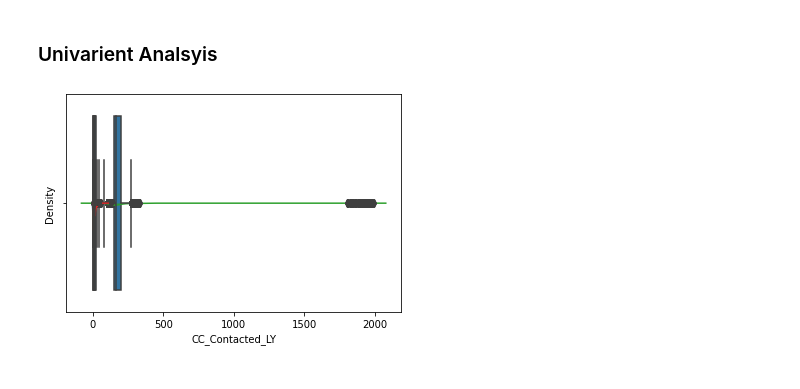
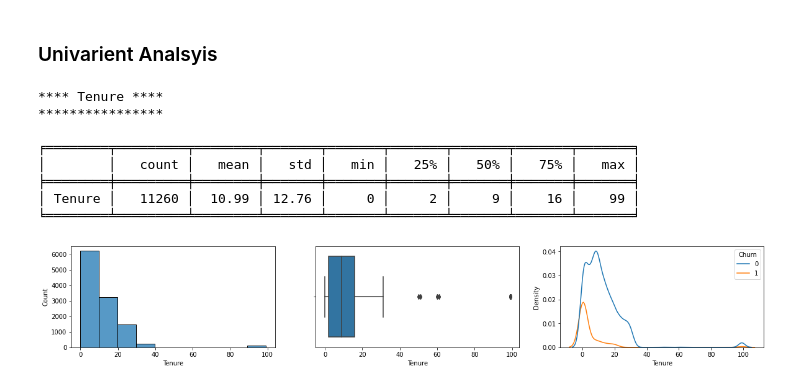
Before and after one commit to psiva2019/CustmerChurn, a Jupyter notebook: CustumerChurn.ipynb, the cells around one changed output. Drawn from its saved outputs; the diff is of its cells as text; code cells hidden in the pictures.

```diff
--- a/CustumerChurn.ipynb
+++ b/CustumerChurn.ipynb
@@ -239,9 +264,41 @@ There is no missing values in the data.
 # %% [markdown]
 ### Univarient Analsyis
-# %%
-
-for var in Vars['num']:
-  sns.distplot(df[var])
-  sns.boxplot(df[var])
-# %% [output]
-[figure, removed]
+# %%
+def display_unq(dff,var,tar,bins,typevar,tit):
+  if(typevar=='num'):
+    fig, axis=plt.subplots(nrows=1,ncols=3)
+    fig.set_size_inches(20,3)
+
+    str1 = f'**** {tit.title()} ****'
+
+    width = len(str1)
+    filler = '*'
+
+    print(str1)
+    print(f'{"*" :{filler}>{width}}\n')
+
+    dff_r = pd.DataFrame(round(dff[var].describe(),2)).T
+    print(tabulate.tabulate(dff_r, tablefmt='fancy_grid',headers=dff_r.columns))
+    #display_dataframe(dff_r,float)
+    sns.histplot(dff[var],ax=axis[0],bins=bins);
+    sns.boxplot(dff[var],ax=axis[1]);
+    sns.kdeplot(dff[var],ax=axis[2],hue=df[tar])
+  else:
+    fig, axis=plt.subplots(nrows=1,ncols=2)
+    fig.set_size_inches(20,3)
+
+    unq_count_new(dff,var,0,tit,True)
+    sns.countplot(dff[var],ax=axis[0])
+    sns.countplot(dff[var],ax=axis[1],hue=dff[tar])
+# %%
+display_unq(df,'Tenure','Churn',10,'num','Tenure')
+# %% [output]
+**** Tenure ****
+****************
+
+╒════════╤═════════╤════════╤═══════╤═══════╤═══════╤═══════╤═══════╤═══════╕
+│        │   count │   mean │   std │   min │   25% │   50% │   75% │   max │
+╞════════╪═════════╪════════╪═══════╪═══════╪═══════╪═══════╪═══════╪═══════╡
+│ Tenure │   11260 │  10.99 │ 12.76 │     0 │     2 │     9 │    16 │    99 │
+╘════════╧═════════╧════════╧═══════╧═══════╧═══════╧═══════╧═══════╧═══════╛
+[figure, added]
```
Also changed, not shown: parts of 8 cells of this notebook.
